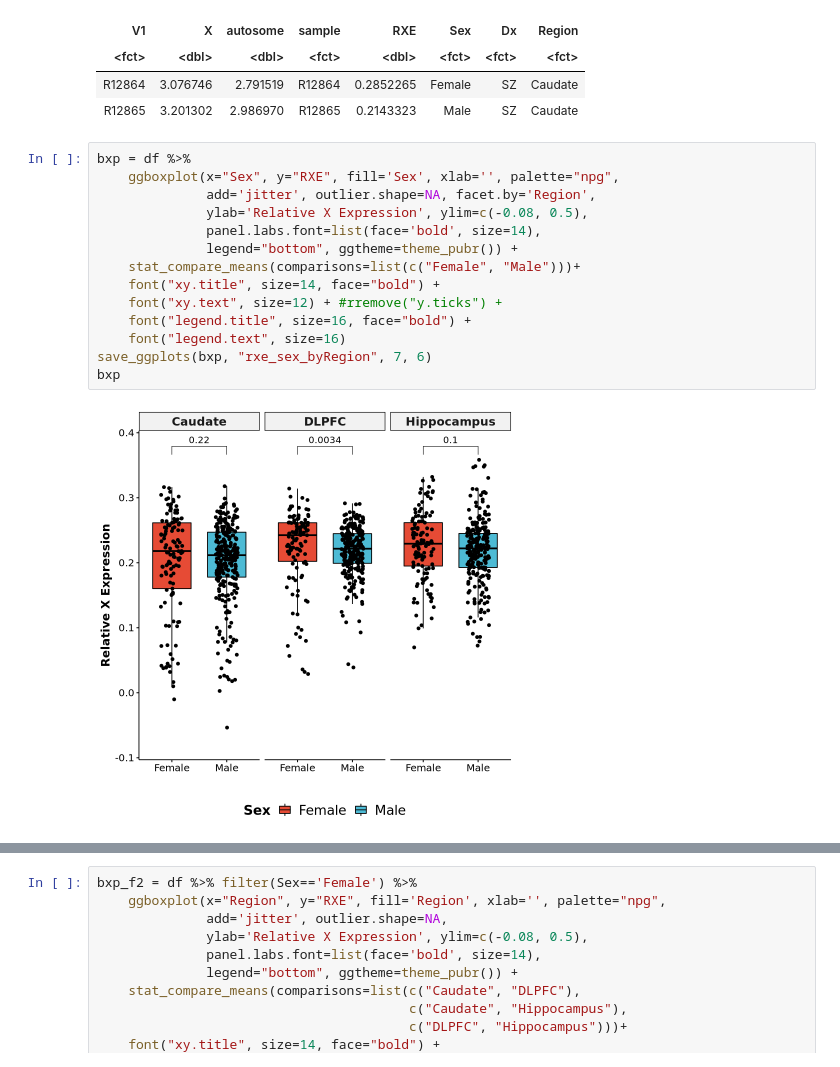
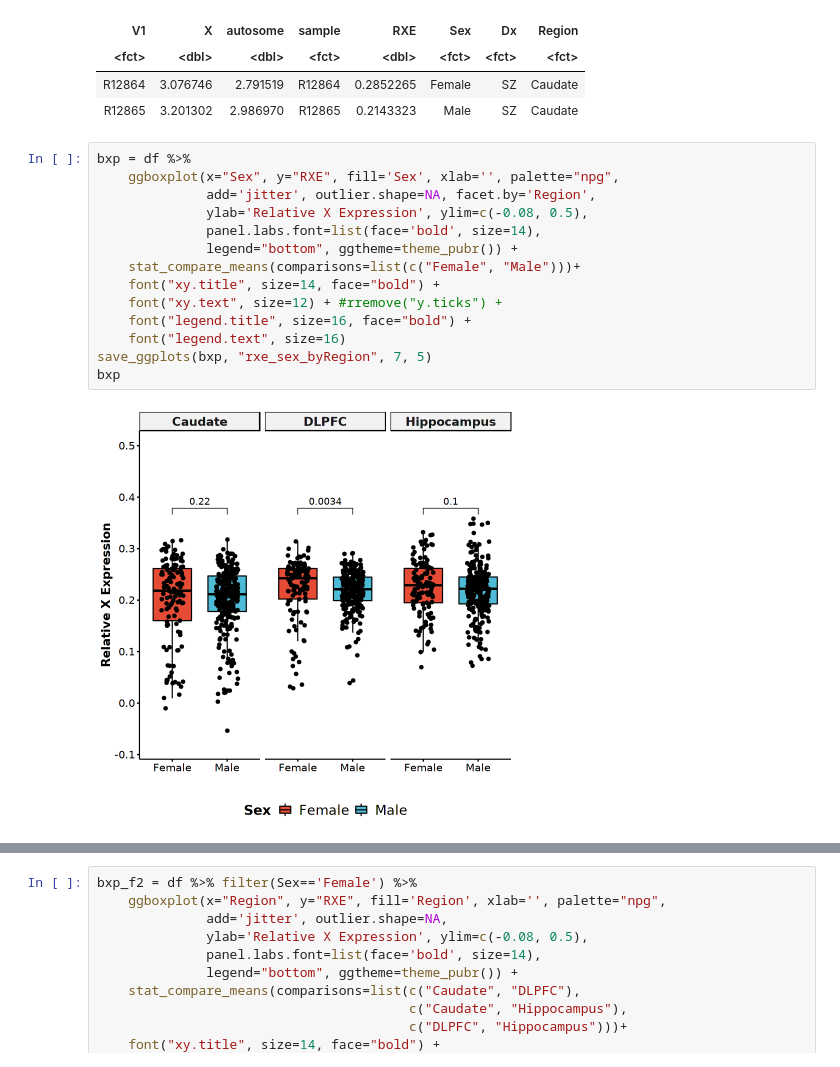
Before and after one commit to LieberInstitute/sex_differences_sz, a Jupyter notebook: xci_dosage_analysis/dosage_compensation/rxe_plots/_h/main.ipynb, the cells around one changed output, grey strips where cells are left out. Saved outputs shown, nothing was run; the diff lists cells and outputs as text.

Commit message:
adding main dosage compensation results and plots

```diff
--- a/xci_dosage_analysis/dosage_compensation/rxe_plots/_h/main.ipynb
+++ b/xci_dosage_analysis/dosage_compensation/rxe_plots/_h/main.ipynb
@@ -38,19 +38,19 @@ A data.table: 2 × 8
 # %%
 bxp = df %>%
     ggboxplot(x="Sex", y="RXE", fill='Sex', xlab='', palette="npg",
               add='jitter', outlier.shape=NA, facet.by='Region',
               ylab='Relative X Expression', ylim=c(-0.08, 0.5),
               panel.labs.font=list(face='bold', size=14),
               legend="bottom", ggtheme=theme_pubr()) +
     stat_compare_means(comparisons=list(c("Female", "Male")))+
     font("xy.title", size=14, face="bold") +
     font("xy.text", size=12) + #rremove("y.ticks") +
     font("legend.title", size=16, face="bold") +
     font("legend.text", size=16)
-save_ggplots(bxp, "rxe_sex_byRegion", 7, 6)
+save_ggplots(bxp, "rxe_sex_byRegion", 7, 5)
 bxp
 # %% [output]
-[figure, old version]
+[figure, new version]
 # %%
 bxp = df %>%
     ggboxplot(x="Sex", y="RXE", color='Dx', xlab='', palette="npg",
```
Also changed, not shown: parts of 6 cells of this notebook, 35 other files.
